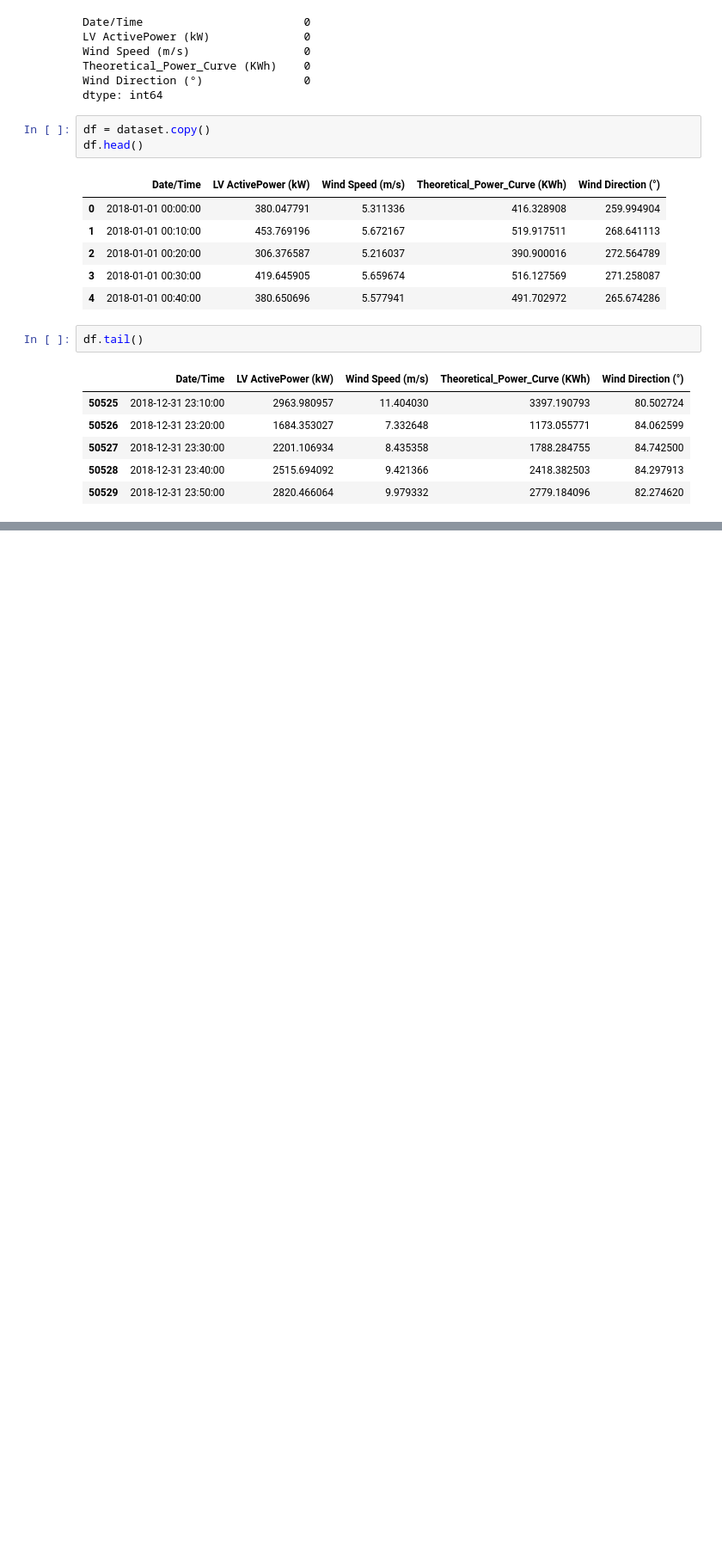
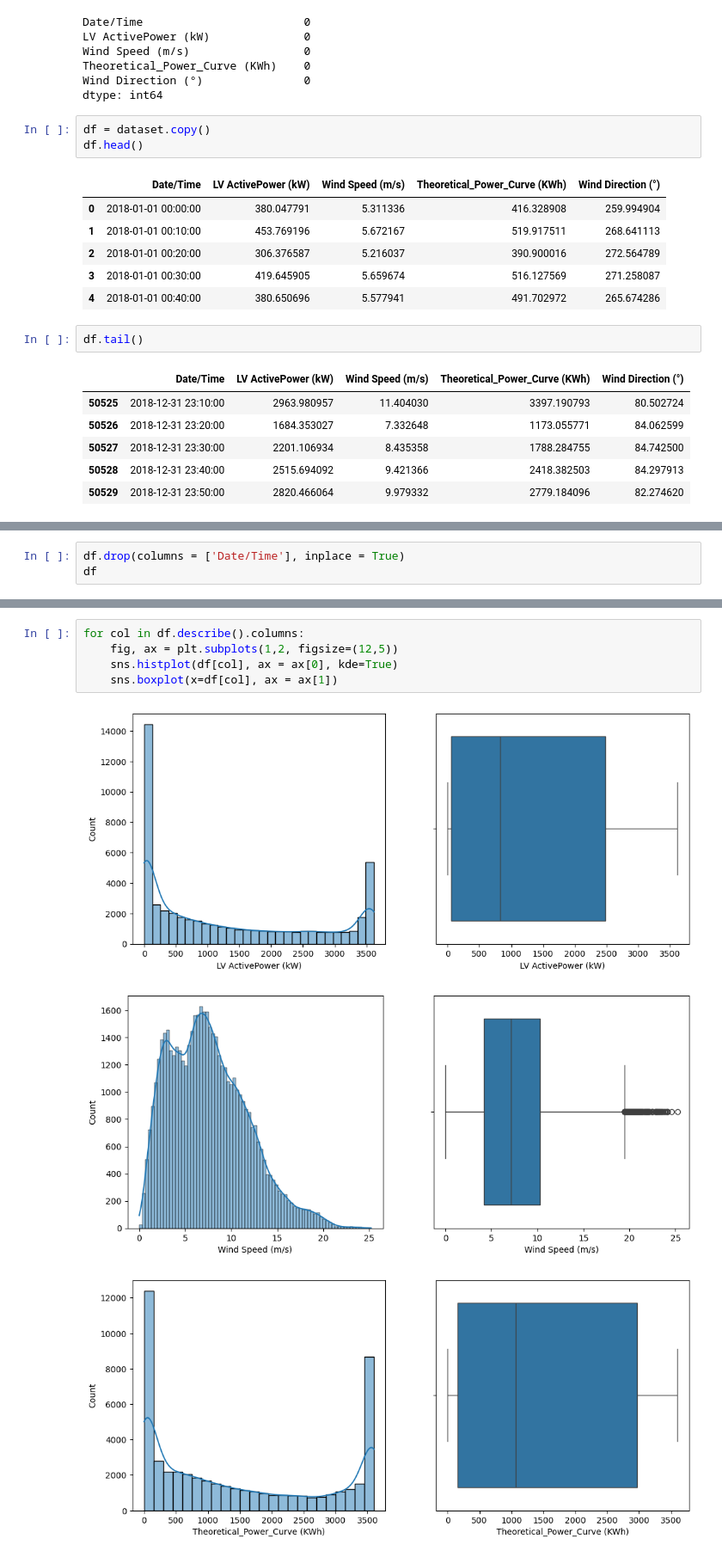
Before and after one commit to Yohannes-Kewani/Wind-Turbine-Data-Analysis-Time-Series-Forecasting-with-RNN, a Jupyter notebook: notebook/Untitled.ipynb, the cells around one changed output, grey strips where cells are left out. Shown at 86% size. Saved outputs shown, nothing was run; the diff lists cells and outputs as text; blank space fills up the shorter version.

```diff
--- a/notebook/Untitled.ipynb
+++ b/notebook/Untitled.ipynb
@@ -104,0 +187,3 @@ df.tail()
+# %%
+df.drop(columns = ['Date/Time'], inplace = True)
+df
@@ -104,0 +212,9 @@ df.tail()
+# %%
+for col in df.describe().columns:
+    fig, ax = plt.subplots(1,2, figsize=(12,5))
+    sns.histplot(df[col], ax = ax[0], kde=True)
+    sns.boxplot(x=df[col], ax = ax[1])
+# %% [output]
+[figure, added]
+[figure, added]
+[figure, added]
```
Also changed, not shown: parts of 11 cells of this notebook.
